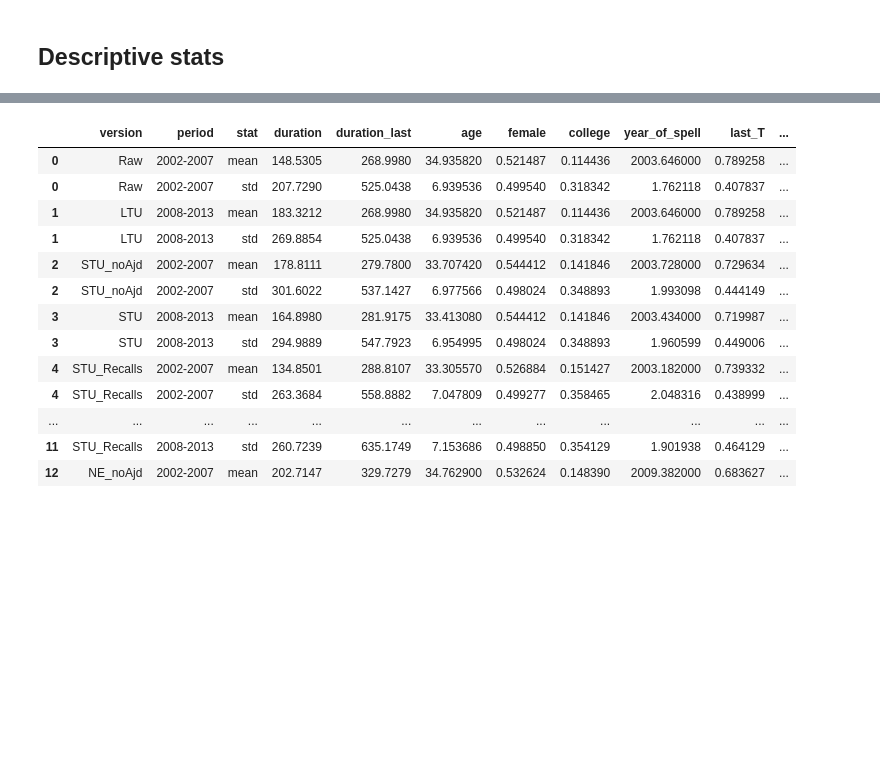
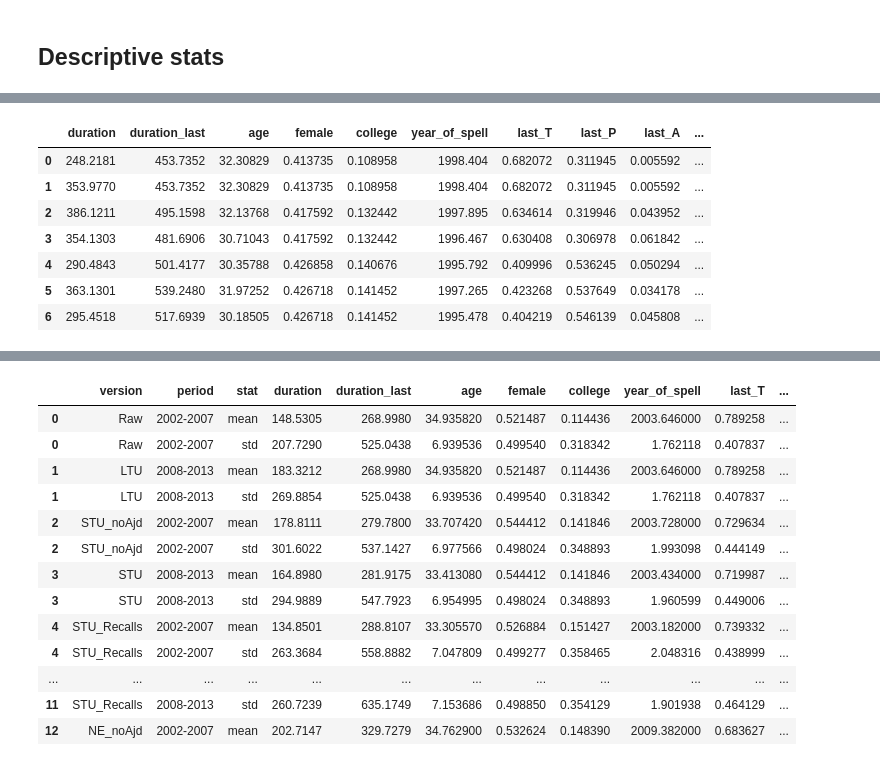
Before and after one commit to crisla/UVD_ABS_code, a Jupyter notebook: tables_and_plots.ipynb, the cells around one changed output, grey strips where cells are left out. Saved outputs shown, nothing was run; the diff lists cells and outputs as text; code cells hidden in the pictures; blank space fills up the shorter version.

```diff
--- a/tables_and_plots.ipynb
+++ b/tables_and_plots.ipynb
@@ -411,3 +562,14 @@ means_table
+# %%
+means_table
+# %% [output]
+|  | duration | duration_last | age | female | college | year_of_spell | last_T | last_P | last_A | ... |
+| 0 | 248.2181 | 453.7352 | 32.30829 | 0.413735 | 0.108958 | 1998.404 | 0.682072 | 0.311945 | 0.005592 | ... |
+| 1 | 353.9770 | 453.7352 | 32.30829 | 0.413735 | 0.108958 | 1998.404 | 0.682072 | 0.311945 | 0.005592 | ... |
+| 2 | 386.1211 | 495.1598 | 32.13768 | 0.417592 | 0.132442 | 1997.895 | 0.634614 | 0.319946 | 0.043952 | ... |
+| 3 | 354.1303 | 481.6906 | 30.71043 | 0.417592 | 0.132442 | 1996.467 | 0.630408 | 0.306978 | 0.061842 | ... |
+| 4 | 290.4843 | 501.4177 | 30.35788 | 0.426858 | 0.140676 | 1995.792 | 0.409996 | 0.536245 | 0.050294 | ... |
+| 5 | 363.1301 | 539.2480 | 31.97252 | 0.426718 | 0.141452 | 1997.265 | 0.423268 | 0.537649 | 0.034178 | ... |
+| 6 | 295.4518 | 517.6939 | 30.18505 | 0.426718 | 0.141452 | 1995.478 | 0.404219 | 0.546139 | 0.045808 | ... |
 # %%
 table_raw = np.zeros((5,11,7))
 var_names = []
```
Also changed, not shown: parts of 7 cells of this notebook, 13 other files.
